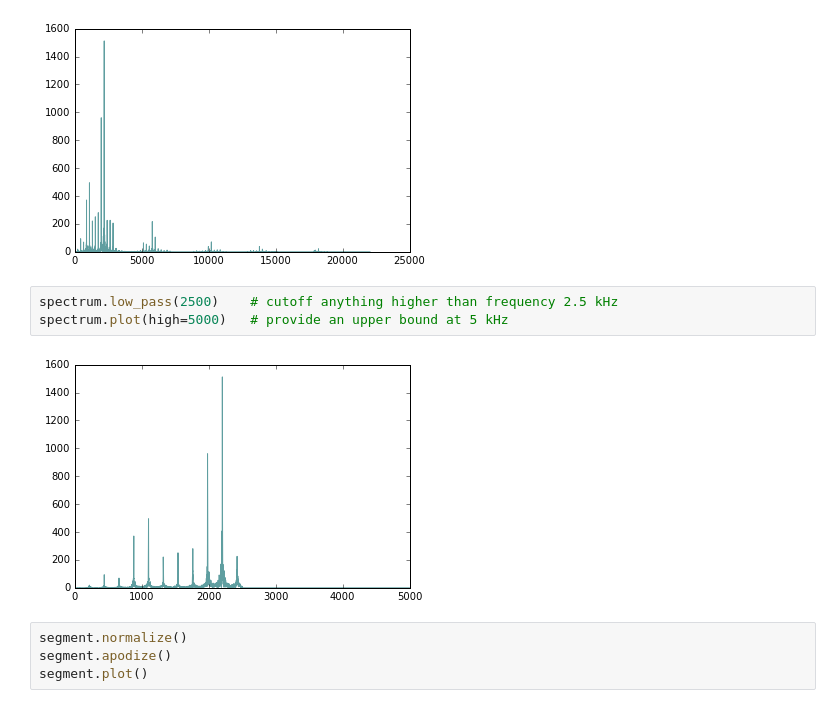
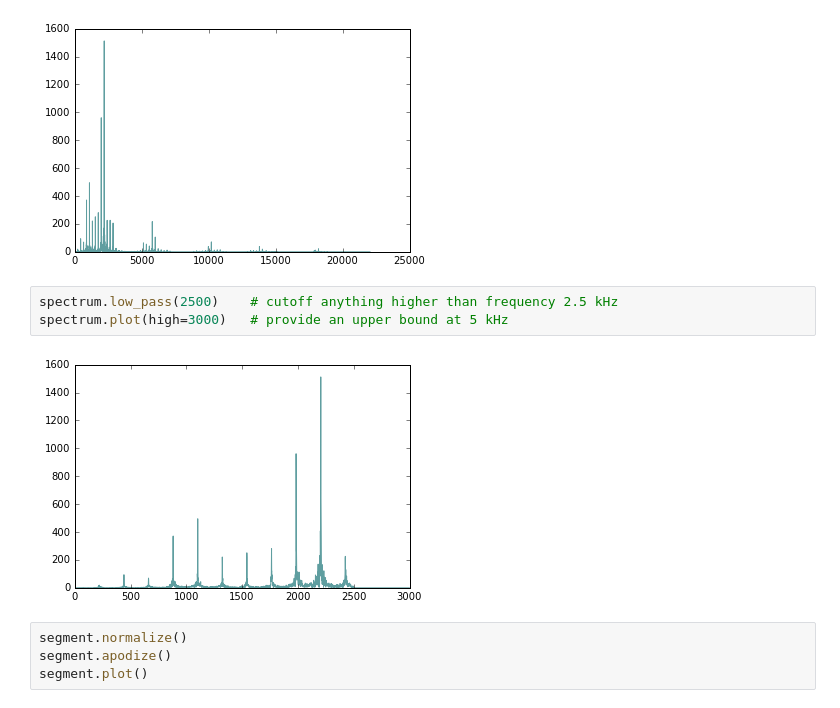
Before and after one commit to santis25/Hearing-Assistive, a Jupyter notebook: Demo/demo.ipynb, the cells around one changed output. Saved outputs shown, nothing was run; the diff lists cells and outputs as text.

```diff
--- a/Demo/demo.ipynb
+++ b/Demo/demo.ipynb
@@ -30,9 +30,9 @@ spectrum.plot()
 [figure]
 # %%
 spectrum.low_pass(2500)    # cutoff anything higher than frequency 2.5 kHz
-spectrum.plot(high=5000)   # provide an upper bound at 5 kHz
+spectrum.plot(high=3000)   # provide an upper bound at 5 kHz
 # %% [output]
-[figure, old version]
+[figure, new version]
 # %%
 segment.normalize()
 segment.apodize()
```
Also changed, not shown: 1 other file.
